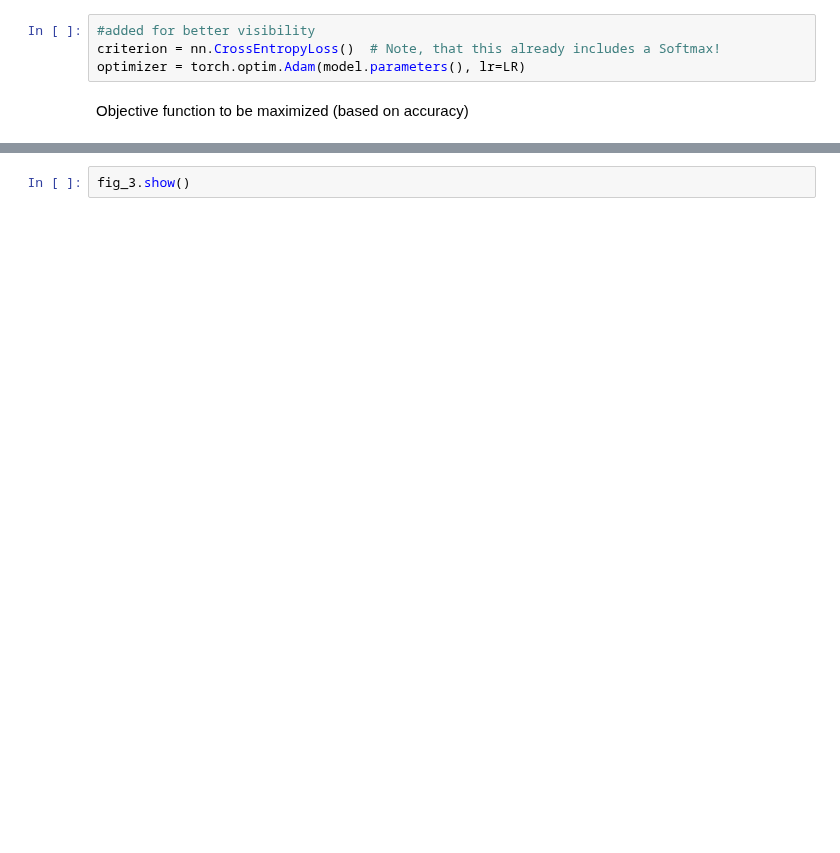
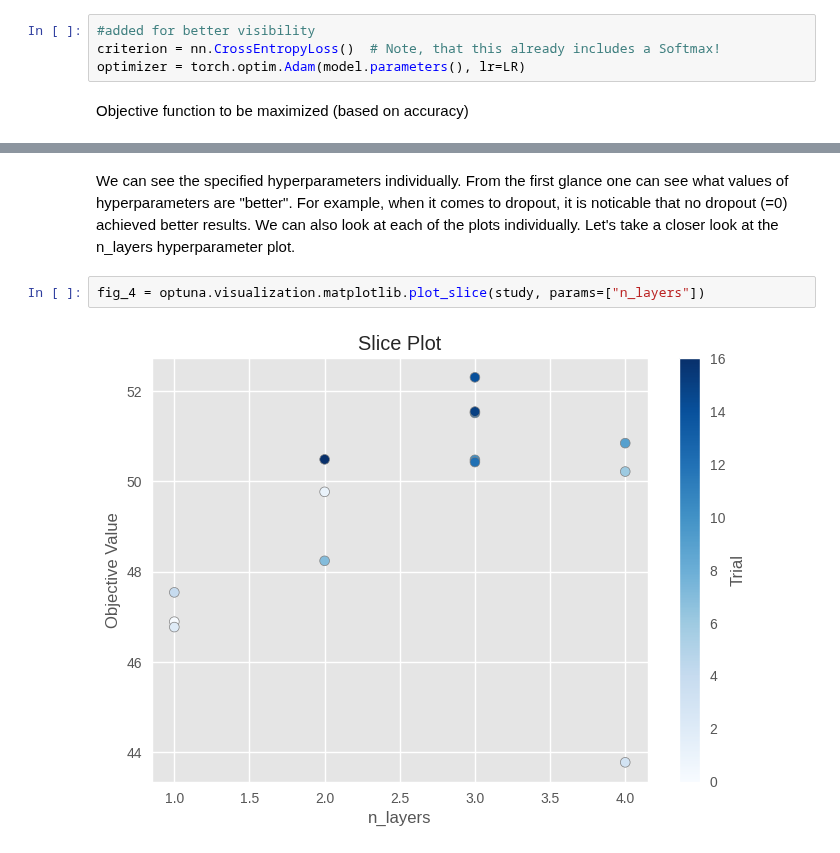
Before and after one commit to FreddieHorn/CudaVisionWS23, a Jupyter notebook: Assignment1/assignment_1.ipynb, the cells around one changed output, grey strips where cells are left out. Cells and saved outputs as stored; diff of their text form; blank space fills up the shorter version.

```diff
--- a/Assignment1/assignment_1.ipynb
+++ b/Assignment1/assignment_1.ipynb
@@ -528,2 +545,6 @@ NameError: name 'fig_2' is not defined
-# %%
-fig_3.show()
+# %% [markdown]
+We can see the specified hyperparameters individually. From the first glance one can see what values of hyperparameters are "better". For example, when it comes to dropout, it is noticable that no dropout (=0) achieved better results. We can also look at each of the plots individually. Let's take a closer look at the n_layers hyperparameter plot.
+# %%
+fig_4 = optuna.visualization.matplotlib.plot_slice(study, params=["n_layers"])
+# %% [output]
+[figure, added]
```
Also changed, not shown: parts of 29 cells of this notebook.
